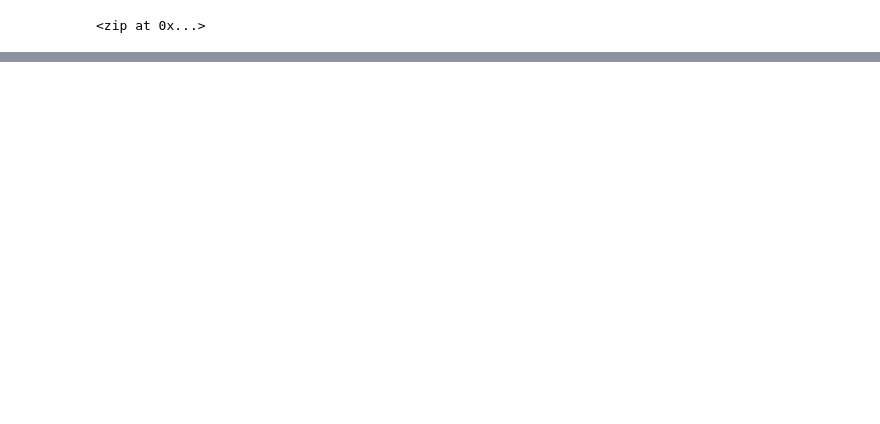
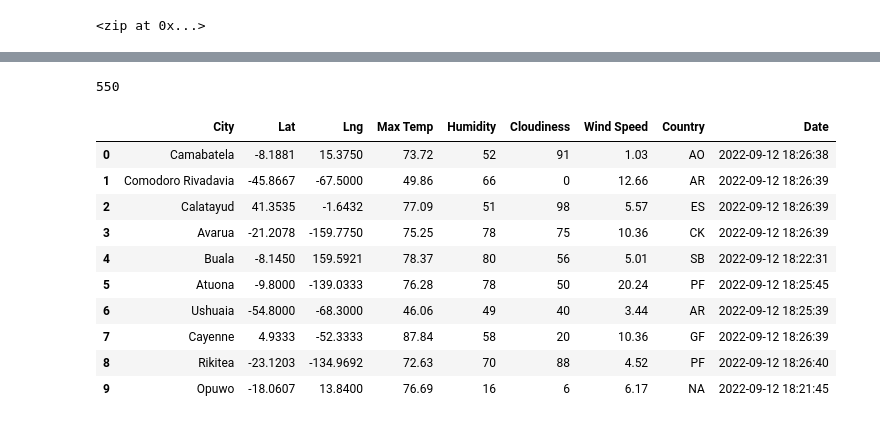
Before and after one commit to nbkwiat/World_Weather_Analysis, a Jupyter notebook: WeatherPy.ipynb, the cells around one changed output, grey strips where cells are left out. Drawn from its saved outputs; the diff is of its cells as text; code cells hidden in the pictures; blank space fills up the shorter version.

```diff
--- a/WeatherPy.ipynb
+++ b/WeatherPy.ipynb
@@ -54,0 +147,20 @@ len(cities)
+# %%
+len(city_data)
+# %% [output]
+550
+# %%
+# Convert the array of dictionaries to a Pandas DataFrame.
+city_data_df = pd.DataFrame(city_data)
+city_data_df.head(10)
+# %% [output]
+|  | City | Lat | Lng | Max Temp | Humidity | Cloudiness | Wind Speed | Country | Date |
+| 0 | Camabatela | -8.1881 | 15.3750 | 73.72 | 52 | 91 | 1.03 | AO | 2022-09-12 18:26:38 |
+| 1 | Comodoro Rivadavia | -45.8667 | -67.5000 | 49.86 | 66 | 0 | 12.66 | AR | 2022-09-12 18:26:39 |
+| 2 | Calatayud | 41.3535 | -1.6432 | 77.09 | 51 | 98 | 5.57 | ES | 2022-09-12 18:26:39 |
+| 3 | Avarua | -21.2078 | -159.7750 | 75.25 | 78 | 75 | 10.36 | CK | 2022-09-12 18:26:39 |
+| 4 | Buala | -8.1450 | 159.5921 | 78.37 | 80 | 56 | 5.01 | SB | 2022-09-12 18:22:31 |
+| 5 | Atuona | -9.8000 | -139.0333 | 76.28 | 78 | 50 | 20.24 | PF | 2022-09-12 18:25:45 |
+| 6 | Ushuaia | -54.8000 | -68.3000 | 46.06 | 49 | 40 | 3.44 | AR | 2022-09-12 18:25:39 |
+| 7 | Cayenne | 4.9333 | -52.3333 | 87.84 | 58 | 20 | 10.36 | GF | 2022-09-12 18:26:39 |
+| 8 | Rikitea | -23.1203 | -134.9692 | 72.63 | 70 | 88 | 4.52 | PF | 2022-09-12 18:26:40 |
+| 9 | Opuwo | -18.0607 | 13.8400 | 76.69 | 16 | 6 | 6.17 | NA | 2022-09-12 18:21:45 |
```
Also changed, not shown: parts of 9 cells of this notebook, 3 other files.
